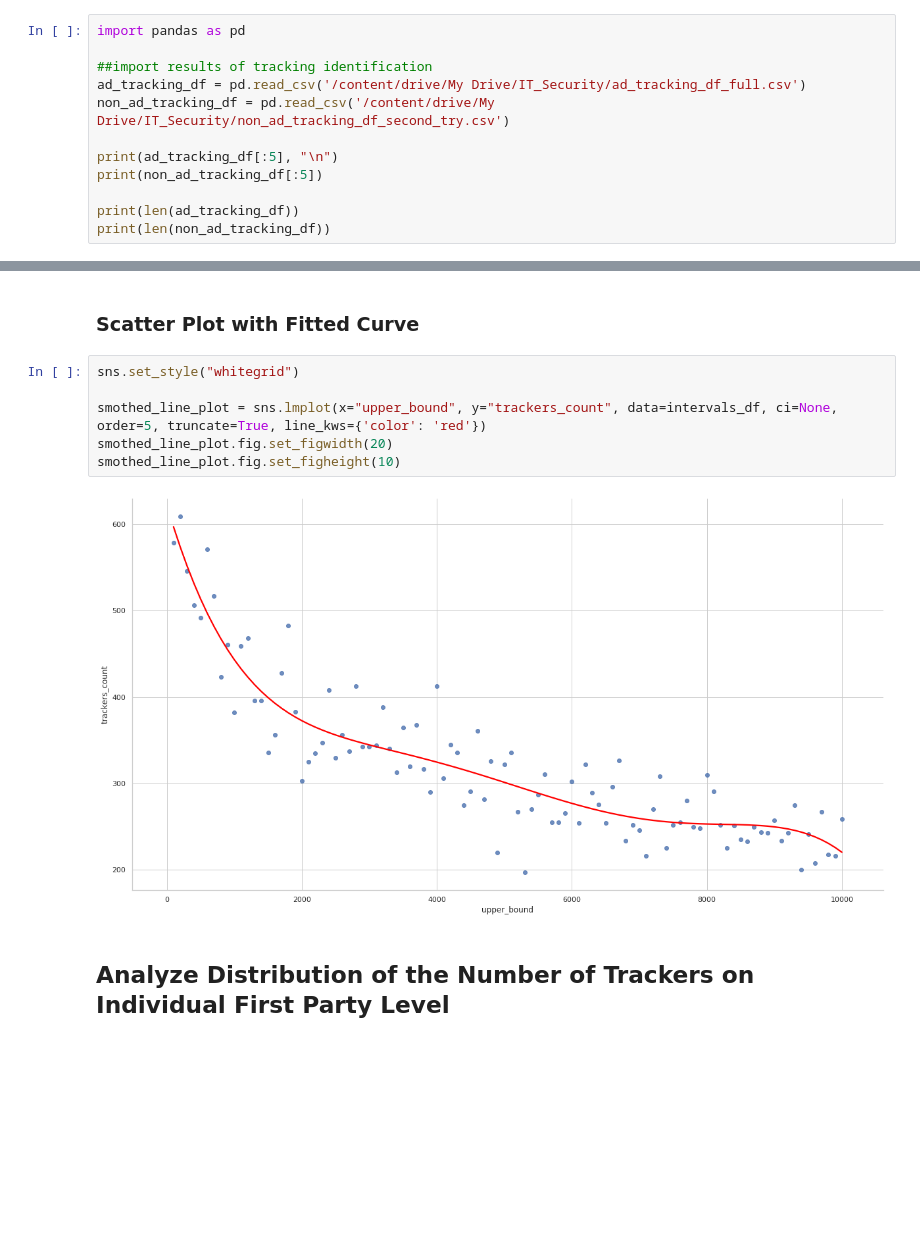
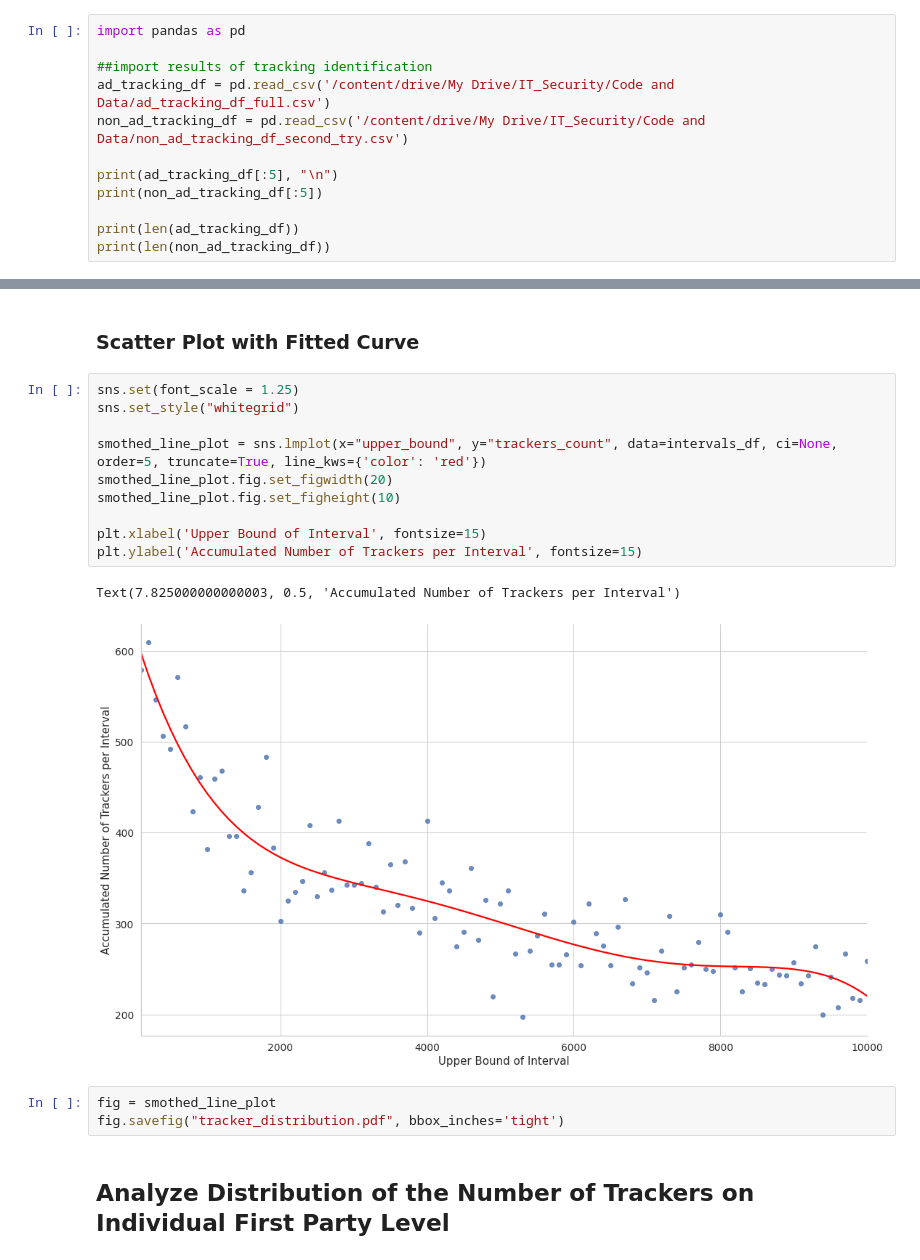
Before and after one commit to tim-p95/web_tracking_analysis, a Jupyter notebook: 05_analysis_http_request_tracking_distribution.ipynb, the cells around one changed output, grey strips where cells are left out. Saved outputs shown, nothing was run; the diff lists cells and outputs as text; blank space fills up the shorter version.

```diff
--- a/05_analysis_http_request_tracking_distribution.ipynb
+++ b/05_analysis_http_request_tracking_distribution.ipynb
@@ -14,8 +14,8 @@ Drive already mounted at /content/drive; to attempt to forcibly remount, call dr
 import pandas as pd
 
 ##import results of tracking identification
-ad_tracking_df = pd.read_csv('/content/drive/My Drive/IT_Security/ad_tracking_df_full.csv')
-non_ad_tracking_df = pd.read_csv('/content/drive/My Drive/IT_Security/non_ad_tracking_df_second_try.csv')
+ad_tracking_df = pd.read_csv('/content/drive/My Drive/IT_Security/Code and Data/ad_tracking_df_full.csv')
+non_ad_tracking_df = pd.read_csv('/content/drive/My Drive/IT_Security/Code and Data/non_ad_tracking_df_second_try.csv')
 
 print(ad_tracking_df[:5], "\n")
 print(non_ad_tracking_df[:5])
@@ -322,13 +322,21 @@ ax = sns.scatterplot(x="upper_bound", y="trackers_count", data=intervals_df)
 # %% [markdown]
 ### Scatter Plot with Fitted Curve
 # %%
+sns.set(font_scale = 1.25)
 sns.set_style("whitegrid")
 
 smothed_line_plot = sns.lmplot(x="upper_bound", y="trackers_count", data=intervals_df, ci=None, order=5, truncate=True, line_kws={'color': 'red'})
 smothed_line_plot.fig.set_figwidth(20)
 smothed_line_plot.fig.set_figheight(10)
+
+plt.xlabel('Upper Bound of Interval', fontsize=15)
+plt.ylabel('Accumulated Number of Trackers per Interval', fontsize=15)
 # %% [output]
+Text(7.825000000000003, 0.5, 'Accumulated Number of Trackers per Interval')
-[figure, old version]
+[figure, new version]
+# %%
+fig = smothed_line_plot
+fig.savefig("tracker_distribution.pdf", bbox_inches='tight')
 # %% [markdown]
 ## Analyze Distribution of the Number of Trackers on Individual First Party Level
 # %% [markdown]
```
Also changed, not shown: parts of 6 cells of this notebook.
